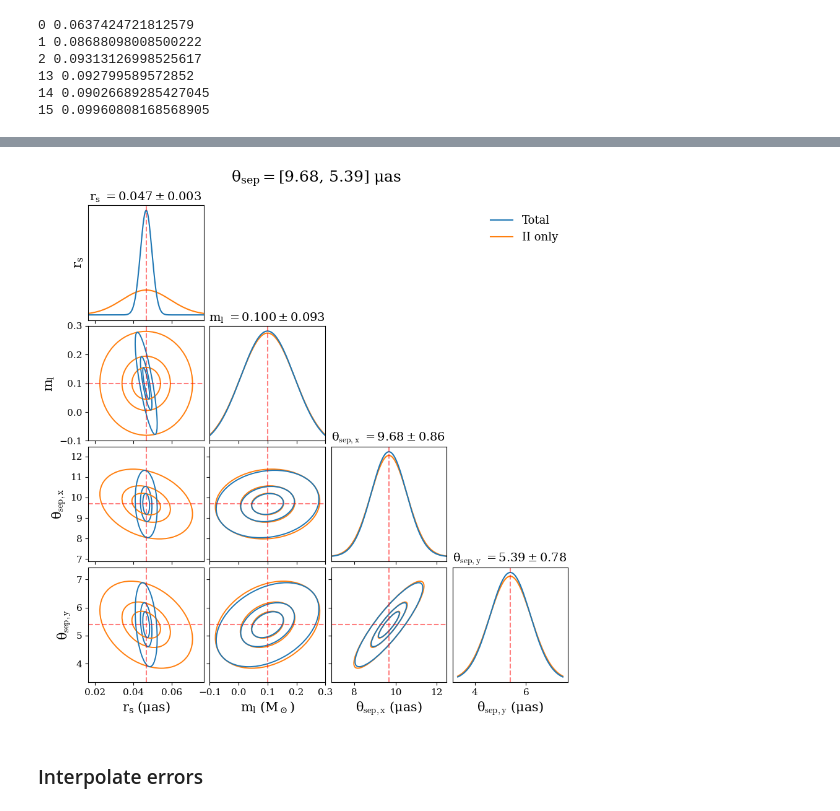
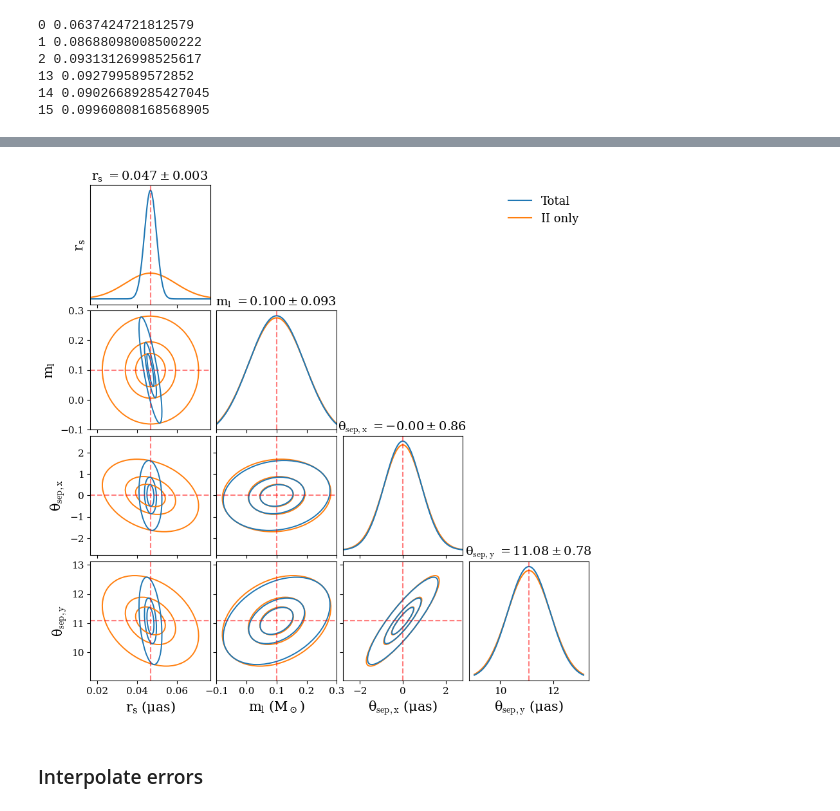
Before and after one commit to abby-moran/Quasar_microlensing_public, a Jupyter notebook: M04/interp_grid04.ipynb, the cells around one changed output, grey strips where cells are left out. Drawn from its saved outputs; the diff is of its cells as text; code cells hidden in the pictures.

Commit message:
Fixed up the centroid plots for single snapshot for both masses

```diff
--- a/M04/interp_grid04.ipynb
+++ b/M04/interp_grid04.ipynb
@@ -770,0 +781,19 @@ for i in range(len(mass_04_combo)):
+# %%
+
+r = 1
+def deg2rad(deg):
+    return deg * pi / 180
+angles = np.linspace(0 * np.pi, 2 * np.pi, 100)
+xs = np.cos(angles)
+ys = np.sin(angles)
+plt.plot(xs, ys, color = 'green')
+
+plt.plot(r-0.5, 0, marker = 'P', color = 'blue')
+plt.plot(-r+0.5, 0, marker = 'o', color = 'red')
+plt.plot([0, r * np.cos(phi_0)], [0, r * np.sin(phi_0)], color = "black")
+plt.plot([0, r * np.cos(1.06)], [0, r * np.sin(1.06)], color = "black")
+
+plt.plot([r, -r], [0, 0], color = 'red')
+plt.xlim(-r, r)
+plt.ylim(-r, r)
+plt.gca().set_aspect('equal')
@@ -771,7 +818,7 @@ for i in range(len(mass_04_combo)):
 # %%
 idx=13
-pos_x_corner=(position_04[idx][0]-4000)*theta_step
-pos_y_corner=(position_04[idx][1]-4000)*theta_step
+pos_x_corner=(positions_rot[idx][0])
+pos_y_corner=(positions_rot[idx][1])
 mass_04_combo[idx]
 
 titles = [r"$r_s\ (mas)$", r"$m_l\ (M_\odot)$",
@@ -854,35 +901,35 @@ for i in range(ndim):
             for p, c, lw in zip(percentiles, colors, linewidths):
                 n_sigma = np.sqrt(scipy.stats.chi2.ppf(p, df=2))  # df=2 for 2D
                 plot_cov_ellipse(mean_ij, cov1_ij, ax, n_sigma=n_sigma,
                                  edgecolor=c, linewidth=1.4)
 
         ax.tick_params(labelsize=11)
 
 for i in range(ndim):
     for j in range(ndim):
         ax = axes[i, j]
         if i != ndim - 1:
             ax.tick_params(labelbottom=False)
         if j != 0:
             ax.tick_params(labelleft=False)
         #if i!=j+1:
         ax.set_xlabel(f"{varlabels[j]} ({units[j]})", fontsize=15)
         if i>-1 and j==0:
             ax.set_ylabel(f"{varlabels[i]}", fontsize=15)
 
 axes[0, -1].plot([], [], color="C0", label="Total")
 axes[0, -1].plot([], [], color="C1", label="II only")
 axes[0, -1].legend(frameon=False, fontsize=13)
 
 title=r'$\theta_{{sep}} = [$' + str(format(pos_x_corner*rad_to_arcsec, '.2f')) + ', ' + str(format(pos_y_corner*rad_to_arcsec, '.2f')) + r'$]\ \mu$as'
-plt.text(-5.5, 2.35, title, fontsize=18);
+#plt.text(-5.5, 2.35, title, fontsize=18);
 #plt.text(-25, 1.45, r'$\theta_{{sep}} = [-0.31,  0.57]\ \mu$as', fontsize=18);
 #plt.show()
 
 plt.savefig('Figures/corner04_ell.pdf', bbox_inches='tight')
 #FileLink('../Figures/corner01_res.pdf')
 # %% [output]
-[figure, old version]
+[figure, new version]
 # %% [markdown]
 ### Interpolate errors
 # %%
```
Also changed, not shown: parts of 23 cells of this notebook, 1 other file.
